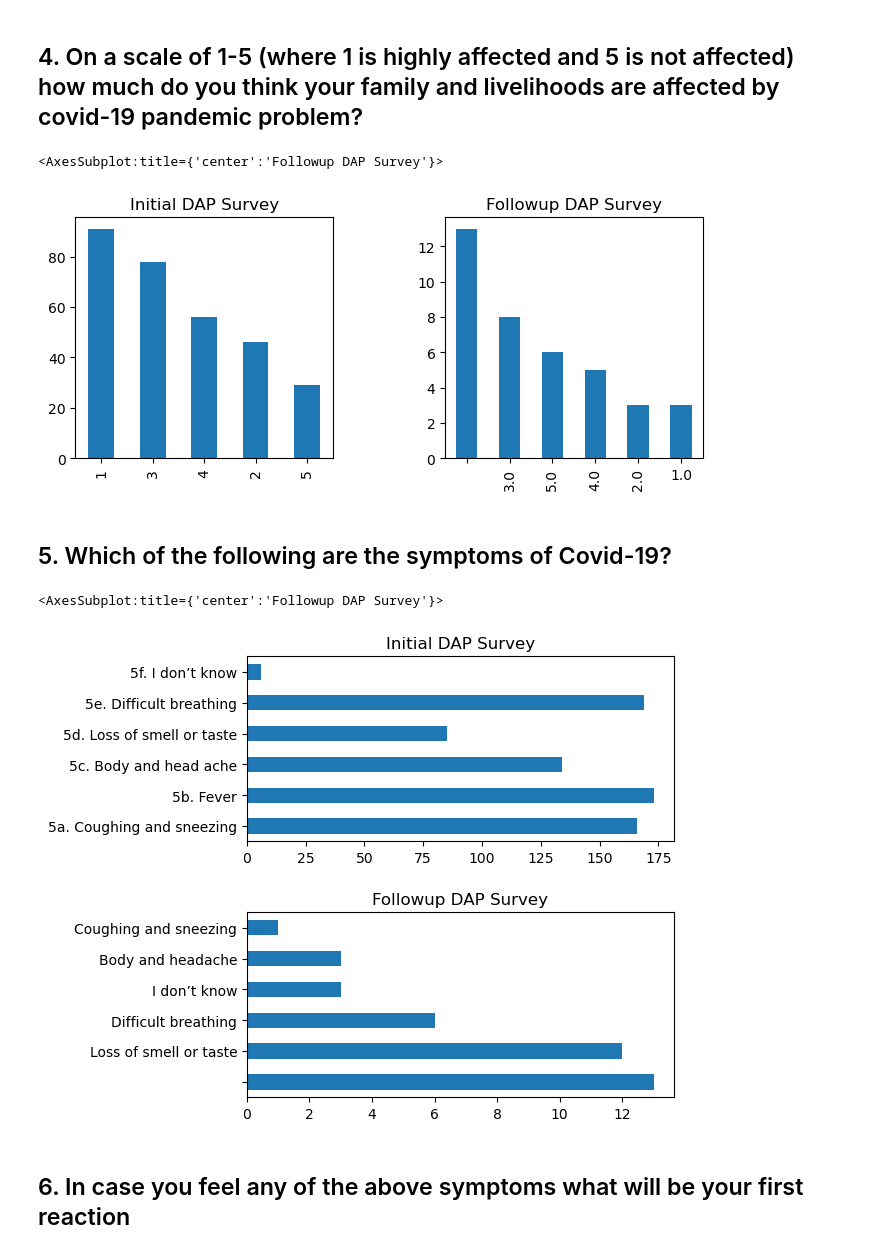
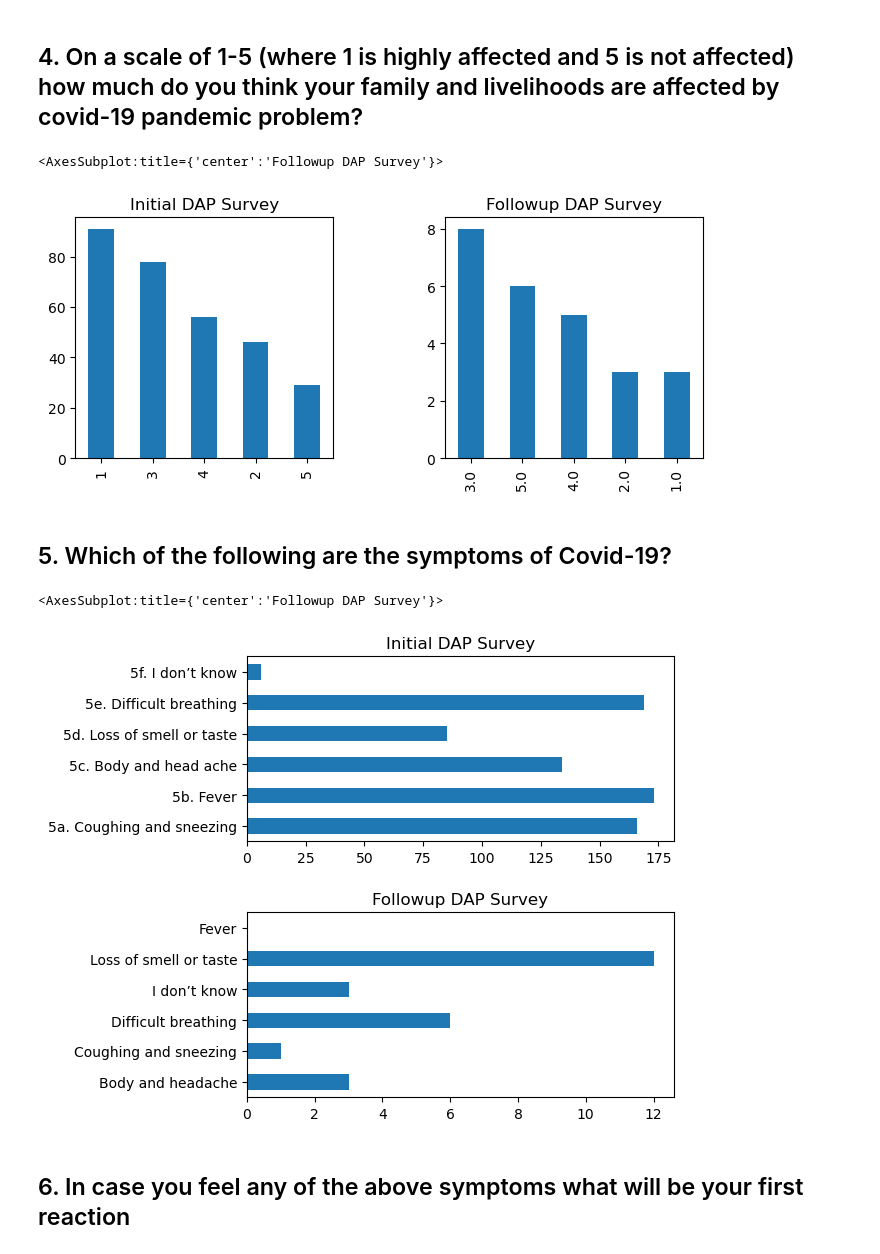
Before and after one commit to codeforpakistan/CfAll-Exchange, a Jupyter notebook: Haripur Survey Analysis.ipynb, the cells around one changed output. Cells and saved outputs as stored; diff of their text form; code cells hidden in the pictures.

```diff
--- a/Haripur Survey Analysis.ipynb
+++ b/Haripur Survey Analysis.ipynb
@@ -90,11 +118,13 @@ df_2['In your opinion what is the best way to avoid /fight the pandemic?'].value
 # %%
 fig, axes = plt.subplots(1, 2, figsize=(7, 3))
 fig.tight_layout(w_pad=5)
 df['4. On a scale of 1-5 (where 1 is highly affected and 5 is not affected) how much do you think your family and livelihoods are affected by covid-19 pandemic problem?'].value_counts().plot.bar(ax=axes[0], title='Initial DAP Survey')
-df_2['On a scale of 1-5 (where 1 is highly affected and 5 is not affected) how much do you think your family and livelihoods are affected by covid-19 pandemic problem?'].value_counts().plot.bar(ax=axes[1], title='Followup DAP Survey')
+df_2[
+    df_2['On a scale of 1-5 (where 1 is highly affected and 5 is not affected) how much do you think your family and livelihoods are affected by covid-19 pandemic problem?'] != ''
+]['On a scale of 1-5 (where 1 is highly affected and 5 is not affected) how much do you think your family and livelihoods are affected by covid-19 pandemic problem?'].value_counts().plot.bar(ax=axes[1], title='Followup DAP Survey')
 # %% [output]
 <AxesSubplot:title={'center':'Followup DAP Survey'}>
-[figure, old version]
+[figure, new version]
 # %% [markdown]
 ## 5. Which of the following are the symptoms of Covid-19?
 # %%
@@ -109,11 +139,13 @@ df[[
     '5f. I don’t know'
 
 ]].sum().plot.barh(ax=axes[0], title='Initial DAP Survey')
-
-df_2['Which of the following are the symptoms of Covid-19?'].value_counts().plot.barh(ax=axes[1], title='Followup DAP Survey')
+mini_df = pd.get_dummies(df_2['Which of the following are the symptoms of Covid-19?'], dtype=bool)
+del mini_df['']
+mini_df['Fever'] = False
+mini_df[list(mini_df.columns)].sum().plot.barh(ax=axes[1], title='Followup DAP Survey')
 # %% [output]
 <AxesSubplot:title={'center':'Followup DAP Survey'}>
-[figure, old version]
+[figure, new version]
 # %% [markdown]
 ## 6. In case you feel any of the above symptoms what will be your first reaction
 # %%
```
Also changed, not shown: parts of 17 cells of this notebook, 1 other file.
